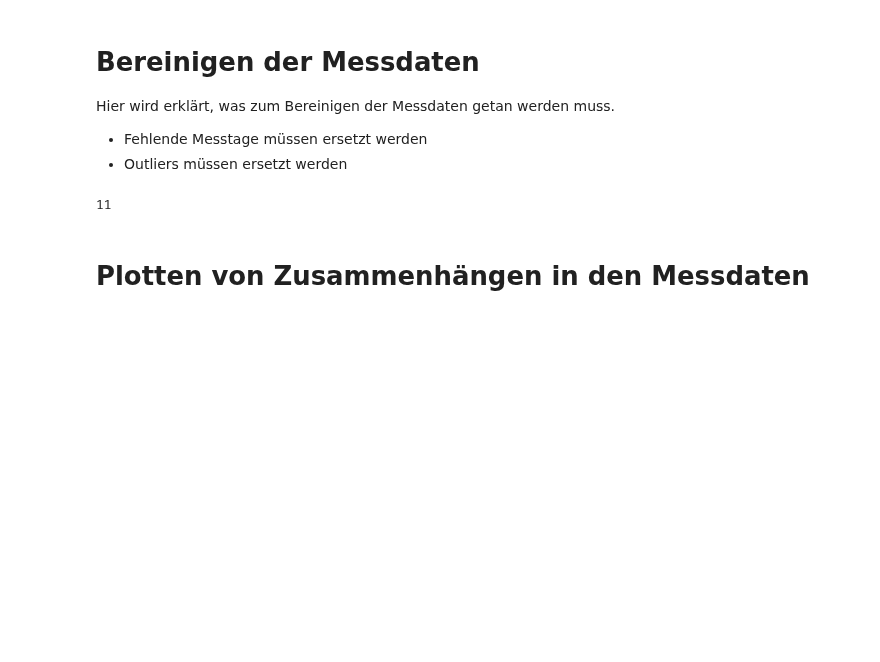
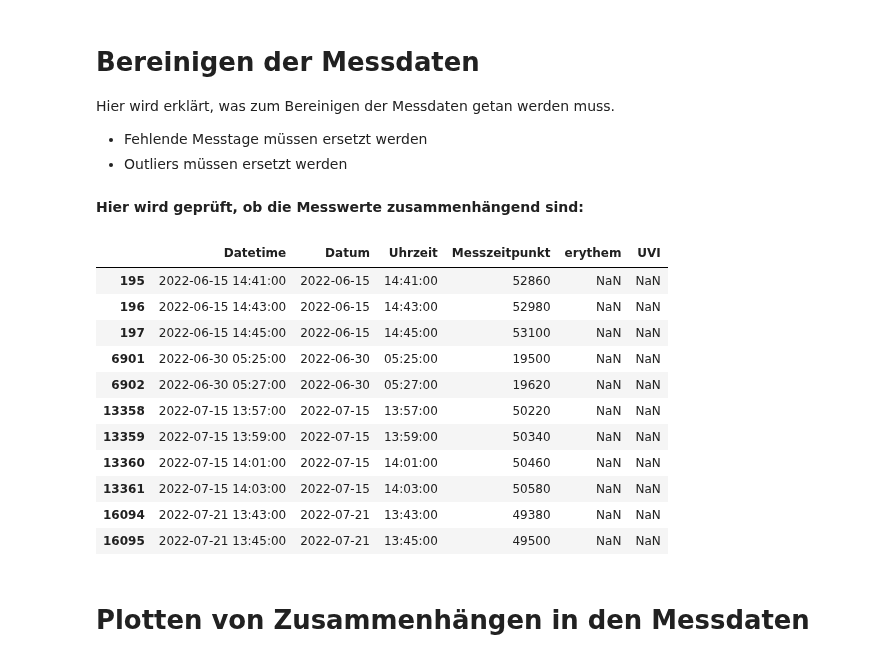
Before and after one commit to rjanow/Masterarbeit, a Jupyter notebook: 1_EDA_and_DataCleaning.ipynb, the cells around one changed output. Cells and saved outputs as stored; diff of their text form; code cells hidden in the pictures; blank space fills up the shorter version.

```diff
--- a/1_EDA_and_DataCleaning.ipynb
+++ b/1_EDA_and_DataCleaning.ipynb
@@ -118,13 +133,26 @@ Hier wird erklärt, was zum Bereinigen der Messdaten getan werden muss.
 
 - Fehlende Messtage müssen ersetzt werden
 - Outliers müssen ersetzt werden
+# %% [markdown]
+**Hier wird geprüft, ob die Messwerte zusammenhängend sind:**
 # %%
 # Finden von NAN Einträgen in den Messdaten
-nan_count = df_UVI_combined['UVI'].isna().sum()
+df_nan = df_UVI_combined[df_UVI_combined['UVI'].isna()]
-# %%
-nan_count
-# %% [output]
-11
+# %%
+df_nan
+# %% [output]
+|  | Datetime | Datum | Uhrzeit | Messzeitpunkt | erythem | UVI |
+| 195 | 2022-06-15 14:41:00 | 2022-06-15 | 14:41:00 | 52860 | NaN | NaN |
+| 196 | 2022-06-15 14:43:00 | 2022-06-15 | 14:43:00 | 52980 | NaN | NaN |
+| 197 | 2022-06-15 14:45:00 | 2022-06-15 | 14:45:00 | 53100 | NaN | NaN |
+| 6901 | 2022-06-30 05:25:00 | 2022-06-30 | 05:25:00 | 19500 | NaN | NaN |
+| 6902 | 2022-06-30 05:27:00 | 2022-06-30 | 05:27:00 | 19620 | NaN | NaN |
+| 13358 | 2022-07-15 13:57:00 | 2022-07-15 | 13:57:00 | 50220 | NaN | NaN |
+| 13359 | 2022-07-15 13:59:00 | 2022-07-15 | 13:59:00 | 50340 | NaN | NaN |
+| 13360 | 2022-07-15 14:01:00 | 2022-07-15 | 14:01:00 | 50460 | NaN | NaN |
+| 13361 | 2022-07-15 14:03:00 | 2022-07-15 | 14:03:00 | 50580 | NaN | NaN |
+| 16094 | 2022-07-21 13:43:00 | 2022-07-21 | 13:43:00 | 49380 | NaN | NaN |
+| 16095 | 2022-07-21 13:45:00 | 2022-07-21 | 13:45:00 | 49500 | NaN | NaN |
 # %% [markdown]
 # Plotten von Zusammenhängen in den Messdaten
 # %%
```
Also changed, not shown: parts of 3 cells of this notebook.
